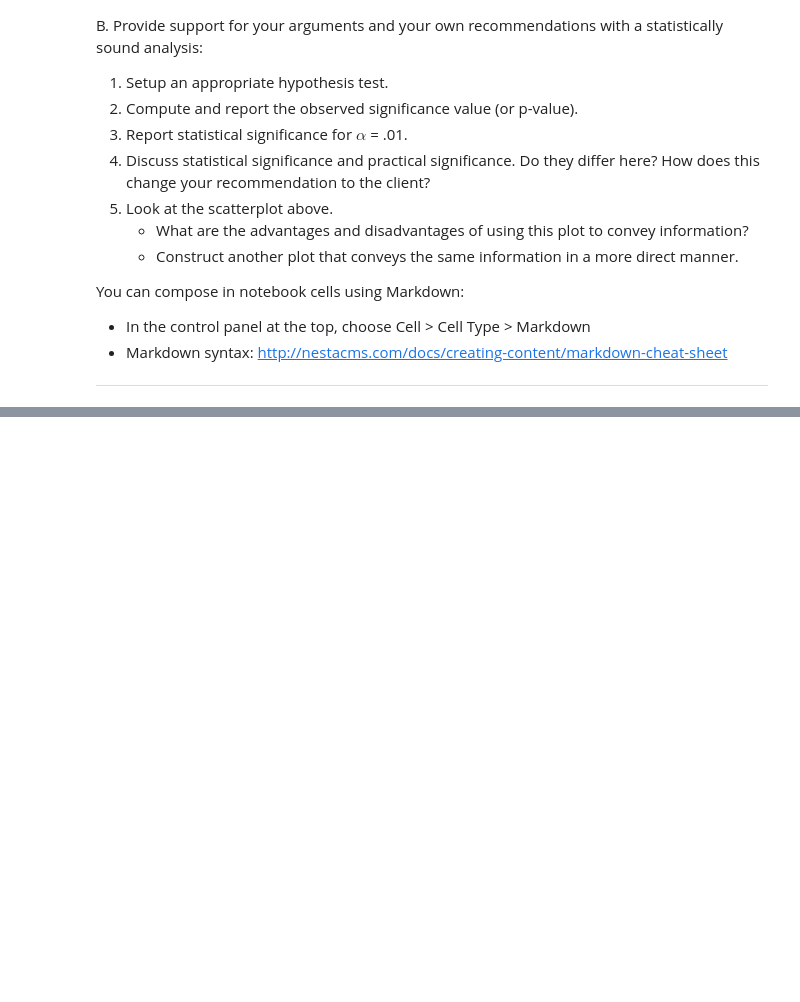
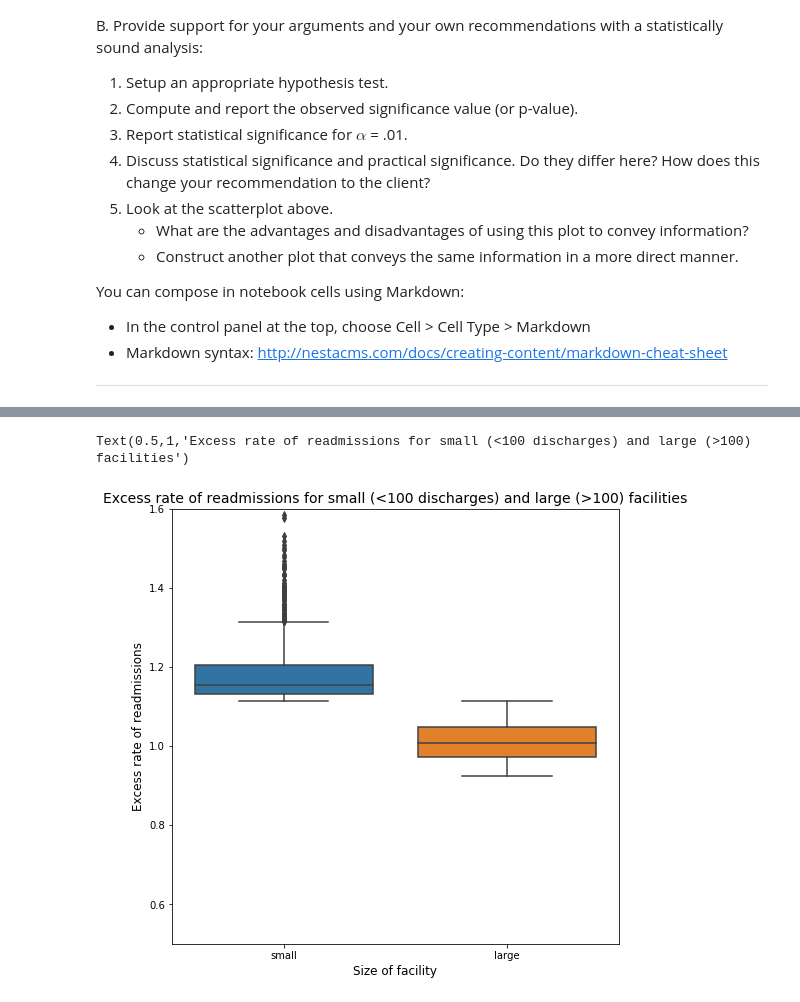
Before and after one commit to oserttas-math/Springboard-Projects, a Jupyter notebook: Statistical_Inference_Exercises/EDA_Hospital_Readmission/EDA_Hospital_Readmission_Project.ipynb, the cells around one changed output, grey strips where cells are left out. Saved outputs shown, nothing was run; the diff lists cells and outputs as text; code cells hidden in the pictures; blank space fills up the shorter version.

```diff
--- a/Statistical_Inference_Exercises/EDA_Hospital_Readmission/EDA_Hospital_Readmission_Project.ipynb
+++ b/Statistical_Inference_Exercises/EDA_Hospital_Readmission/EDA_Hospital_Readmission_Project.ipynb
@@ -106,0 +387,15 @@ You can compose in notebook cells using Markdown:
+# %%
+values = ['small' if discharges < 100 else 'large' for discharges in clean_hospital_read_df['Number of Discharges']]
+dframe = pd.DataFrame(values,columns=['size'])
+dframe = pd.concat([dframe['size'], clean_hospital_read_df['Excess Readmission Ratio']], axis=1)
+
+fig, ax = plt.subplots(figsize=(8, 8))
+ax = sns.boxplot(x='size', y='Excess Readmission Ratio', data = dframe)
+#ax = sns.swarmplot(x= 'size', y='Excess Readmission Ratio', data = dframe)
+ax.set_ylim([0.5, 1.6])
+ax.set_xlabel('Size of facility', fontsize=12)
+ax.set_ylabel('Excess rate of readmissions', fontsize=12)
+ax.set_title('Excess rate of readmissions for small (<100 discharges) and large (>100) facilities', fontsize=14)
+# %% [output]
+Text(0.5,1,'Excess rate of readmissions for small (<100 discharges) and large (>100) facilities')
+[figure, added]
```
Also changed, not shown: parts of 34 cells of this notebook, 26 other files.
